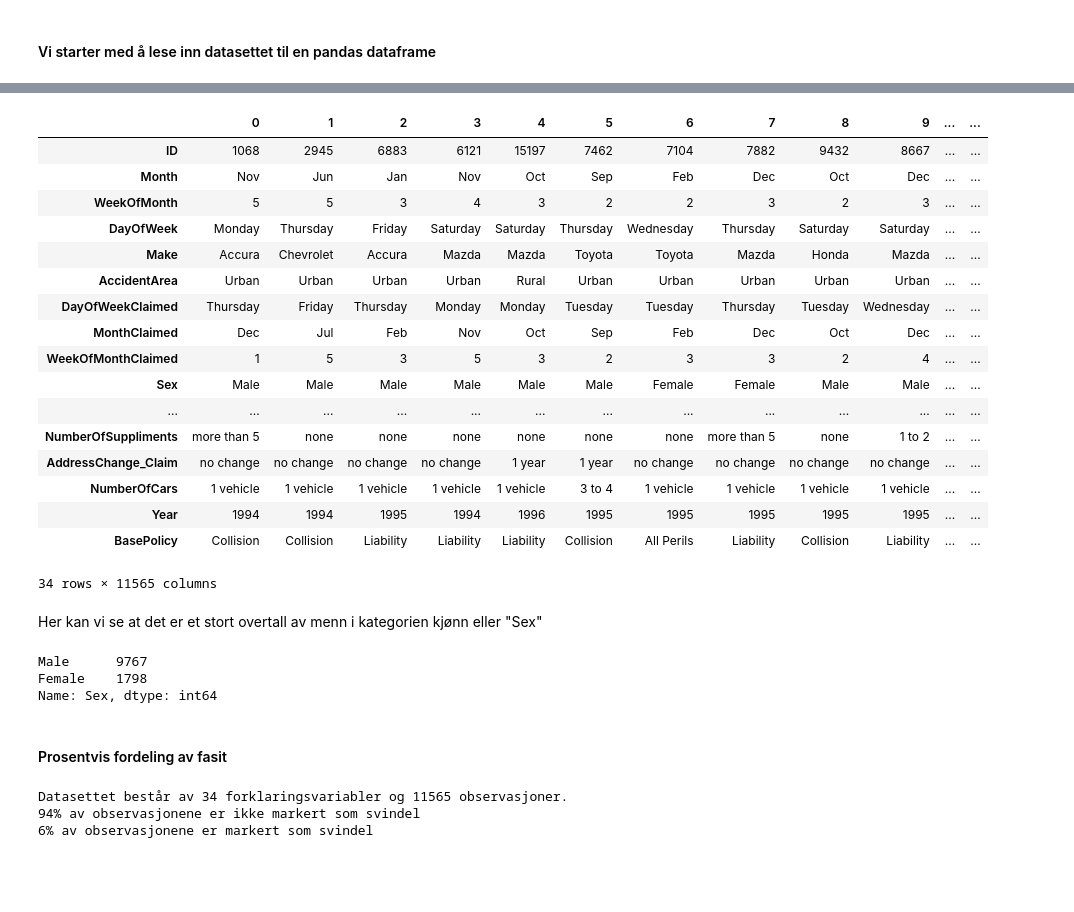
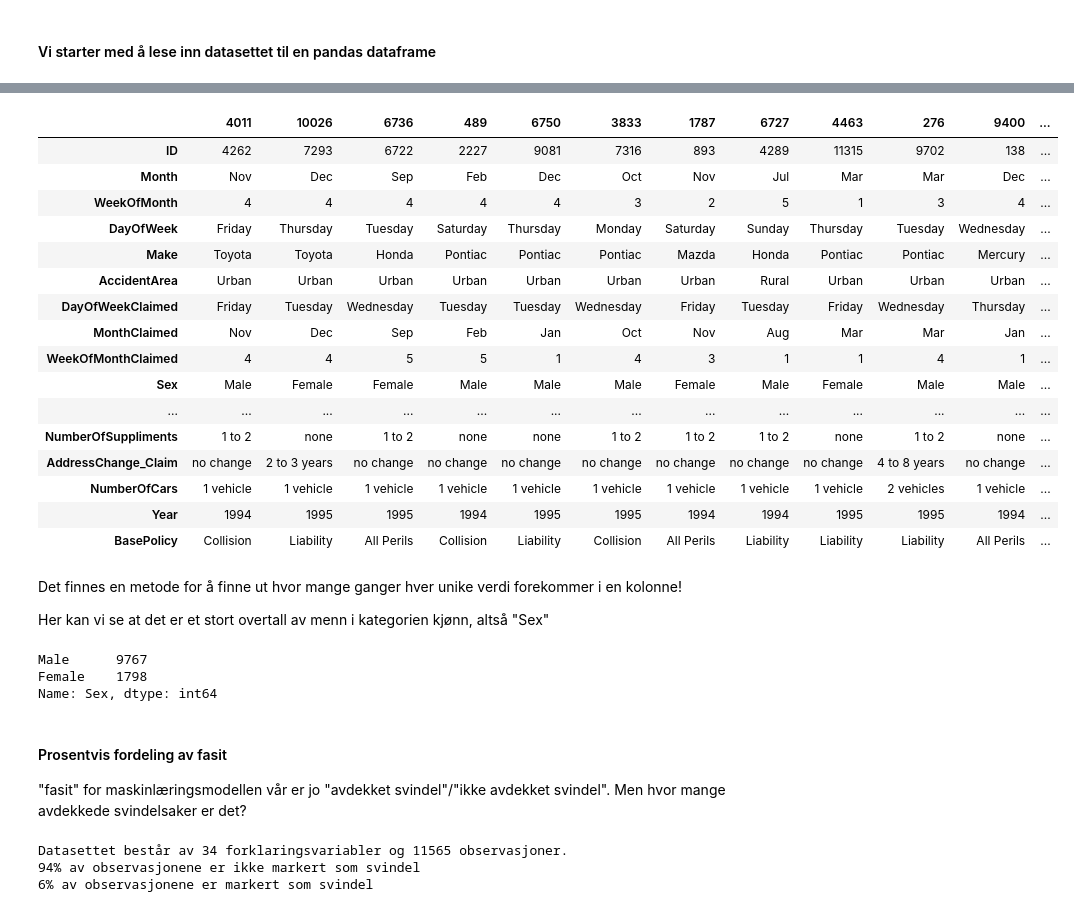
Before and after one commit to odaon/muffins-ai-motor, a Jupyter notebook: dataprosessering.ipynb, the cells around one changed output, grey strips where cells are left out. Saved outputs shown, nothing was run; the diff lists cells and outputs as text; code cells hidden in the pictures; blank space fills up the shorter version.

```diff
--- a/dataprosessering.ipynb
+++ b/dataprosessering.ipynb
@@ -28,26 +36,27 @@ df = pd.read_csv('data/fraud.csv')
 # %%
-df.T
+df.sample(15).T
 # %% [output]
-|  | 0 | 1 | 2 | 3 | 4 | 5 | 6 | 7 | 8 | 9 | ... | ... |
-| ID | 1068 | 2945 | 6883 | 6121 | 15197 | 7462 | 7104 | 7882 | 9432 | 8667 | ... | ... |
-| Month | Nov | Jun | Jan | Nov | Oct | Sep | Feb | Dec | Oct | Dec | ... | ... |
-| WeekOfMonth | 5 | 5 | 3 | 4 | 3 | 2 | 2 | 3 | 2 | 3 | ... | ... |
-| DayOfWeek | Monday | Thursday | Friday | Saturday | Saturday | Thursday | Wednesday | Thursday | Saturday | Saturday | ... | ... |
-| Make | Accura | Chevrolet | Accura | Mazda | Mazda | Toyota | Toyota | Mazda | Honda | Mazda | ... | ... |
-| AccidentArea | Urban | Urban | Urban | Urban | Rural | Urban | Urban | Urban | Urban | Urban | ... | ... |
-| DayOfWeekClaimed | Thursday | Friday | Thursday | Monday | Monday | Tuesday | Tuesday | Thursday | Tuesday | Wednesday | ... | ... |
-| MonthClaimed | Dec | Jul | Feb | Nov | Oct | Sep | Feb | Dec | Oct | Dec | ... | ... |
-| WeekOfMonthClaimed | 1 | 5 | 3 | 5 | 3 | 2 | 3 | 3 | 2 | 4 | ... | ... |
-| Sex | Male | Male | Male | Male | Male | Male | Female | Female | Male | Male | ... | ... |
+|  | 4011 | 10026 | 6736 | 489 | 6750 | 3833 | 1787 | 6727 | 4463 | 276 | 9400 | ... |
+| ID | 4262 | 7293 | 6722 | 2227 | 9081 | 7316 | 893 | 4289 | 11315 | 9702 | 138 | ... |
+| Month | Nov | Dec | Sep | Feb | Dec | Oct | Nov | Jul | Mar | Mar | Dec | ... |
+| WeekOfMonth | 4 | 4 | 4 | 4 | 4 | 3 | 2 | 5 | 1 | 3 | 4 | ... |
+| DayOfWeek | Friday | Thursday | Tuesday | Saturday | Thursday | Monday | Saturday | Sunday | Thursday | Tuesday | Wednesday | ... |
+| Make | Toyota | Toyota | Honda | Pontiac | Pontiac | Pontiac | Mazda | Honda | Pontiac | Pontiac | Mercury | ... |
+| AccidentArea | Urban | Urban | Urban | Urban | Urban | Urban | Urban | Rural | Urban | Urban | Urban | ... |
+| DayOfWeekClaimed | Friday | Tuesday | Wednesday | Tuesday | Tuesday | Wednesday | Friday | Tuesday | Friday | Wednesday | Thursday | ... |
+| MonthClaimed | Nov | Dec | Sep | Feb | Jan | Oct | Nov | Aug | Mar | Mar | Jan | ... |
+| WeekOfMonthClaimed | 4 | 4 | 5 | 5 | 1 | 4 | 3 | 1 | 1 | 4 | 1 | ... |
+| Sex | Male | Female | Female | Male | Male | Male | Female | Male | Female | Male | Male | ... |
 | ... | ... | ... | ... | ... | ... | ... | ... | ... | ... | ... | ... | ... |
-| NumberOfSuppliments | more than 5 | none | none | none | none | none | none | more than 5 | none | 1 to 2 | ... | ... |
-| AddressChange_Claim | no change | no change | no change | no change | 1 year | 1 year | no change | no change | no change | no change | ... | ... |
-| NumberOfCars | 1 vehicle | 1 vehicle | 1 vehicle | 1 vehicle | 1 vehicle | 3 to 4 | 1 vehicle | 1 vehicle | 1 vehicle | 1 vehicle | ... | ... |
-| Year | 1994 | 1994 | 1995 | 1994 | 1996 | 1995 | 1995 | 1995 | 1995 | 1995 | ... | ... |
-| BasePolicy | Collision | Collision | Liability | Liability | Liability | Collision | All Perils | Liability | Collision | Liability | ... | ... |
+| NumberOfSuppliments | 1 to 2 | none | 1 to 2 | none | none | 1 to 2 | 1 to 2 | 1 to 2 | none | 1 to 2 | none | ... |
+| AddressChange_Claim | no change | 2 to 3 years | no change | no change | no change | no change | no change | no change | no change | 4 to 8 years | no change | ... |
+| NumberOfCars | 1 vehicle | 1 vehicle | 1 vehicle | 1 vehicle | 1 vehicle | 1 vehicle | 1 vehicle | 1 vehicle | 1 vehicle | 2 vehicles | 1 vehicle | ... |
+| Year | 1994 | 1995 | 1995 | 1994 | 1995 | 1995 | 1994 | 1994 | 1995 | 1995 | 1994 | ... |
+| BasePolicy | Collision | Liability | All Perils | Collision | Liability | Collision | All Perils | Liability | Liability | Liability | All Perils | ... |
-34 rows × 11565 columns
 # %% [markdown]
-Her kan vi se at det er et stort overtall av menn i kategorien kjønn eller "Sex"
+Det finnes en metode for å finne ut hvor mange ganger hver unike verdi forekommer i en kolonne!
+
+Her kan vi se at det er et stort overtall av menn i kategorien kjønn, altså "Sex"
 # %%
 df["Sex"].value_counts()
 # %% [output]
@@ -56,6 +65,8 @@ Female    1798
 Name: Sex, dtype: int64
 # %% [markdown]
 #### Prosentvis fordeling av fasit
+
+"fasit" for maskinlæringsmodellen vår er jo "avdekket svindel"/"ikke avdekket svindel". Men hvor mange avdekkede svindelsaker er det?
 # %%
 total_fraud=(df.FraudFound_P.value_counts()[1]+df.FraudFound_P.value_counts()[0])
 not_fraud=df.FraudFound_P.value_counts()[0]
```
Also changed, not shown: parts of 47 cells of this notebook, 1 other file.
